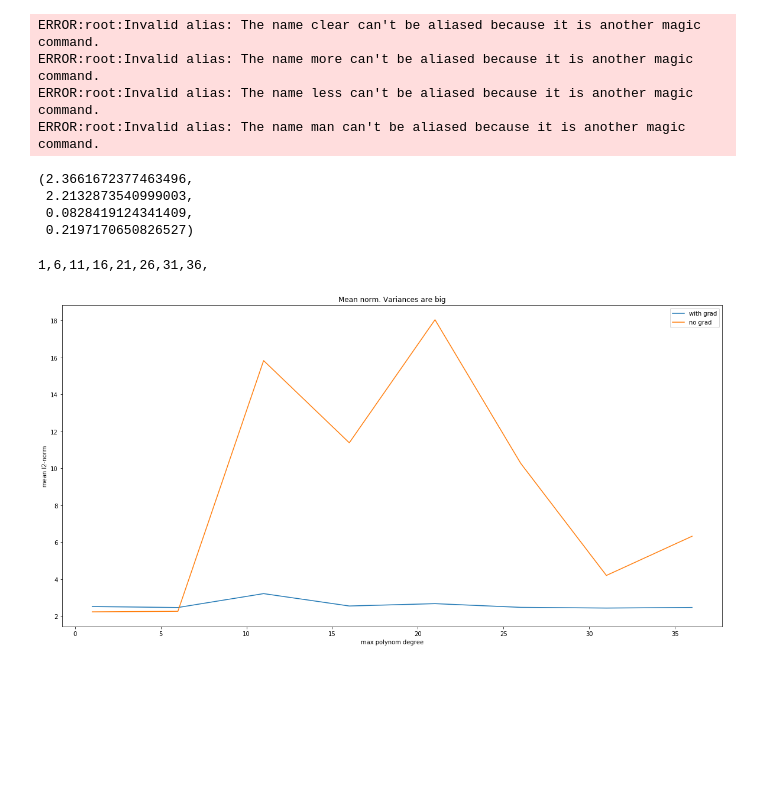
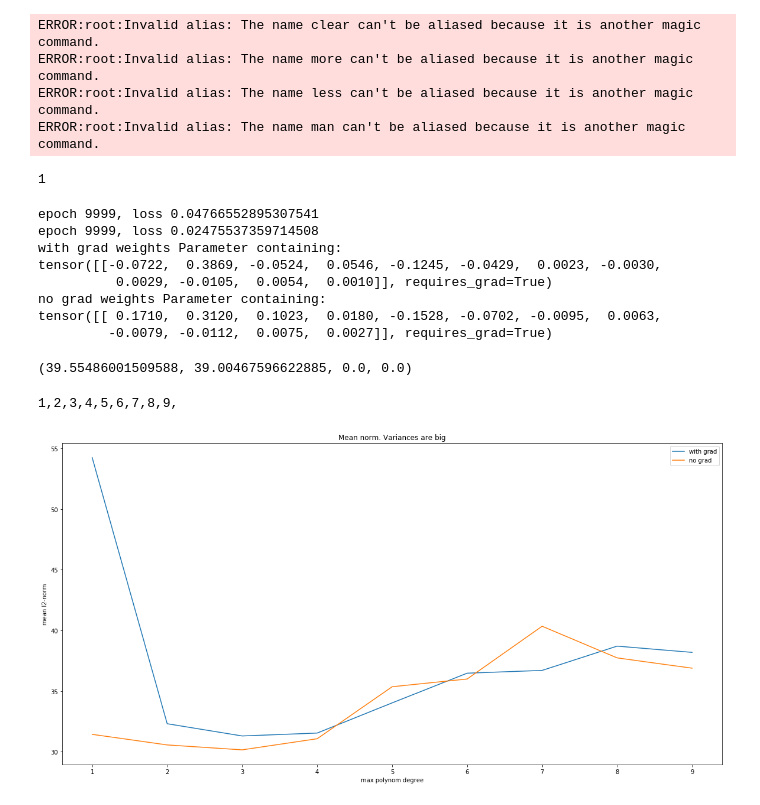
Before and after one commit to nuwanda57/experimental, a Jupyter notebook: function_approximation/derivatives-pytorch.ipynb, the cells around one changed output. Saved outputs shown, nothing was run; the diff lists cells and outputs as text; code cells hidden in the pictures; blank space fills up the shorter version.

```diff
--- a/function_approximation/derivatives-pytorch.ipynb
+++ b/function_approximation/derivatives-pytorch.ipynb
@@ -417 +468,16 @@ from sklearn.metrics import accuracy_score
+# %%
+def learn(x, y, criterion, model, optimizer, verbose=False, epochs=500):
+    inputs = Variable(torch.from_numpy(x))
+    labels = Variable(torch.from_numpy(y))
+    for epoch in range(epochs):
+        optimizer.zero_grad()
+
+        outputs = model(inputs)
+        loss = criterion(outputs, labels)
+        loss.backward()
+
+        optimizer.step()
+
+    if verbose:
+        print('epoch {}, loss {}'.format(epoch, loss.item()))
 # %%
@@ -441,40 +532,45 @@ def d_P(x, n):
 def build_P_polynoms():
     P_polynoms = []
     for deg in range(20):
-        P_polynoms.append(lambda x1, x2: P(x1, deg))
-        P_polynoms.append(lambda x1, x2: P(x2, deg))
+        P_polynoms.append(P_wrapper(deg, True, P))
+        t = P_polynoms[0]
+        P_polynoms.append(P_wrapper(deg, False, P))
 
         for first_monom_deg in range(1, (deg + 1) // 2):
-            P_polynoms.append(lambda x1, x2: P(x1, first_monom_deg) * P(x2, deg - first_monom_deg))
+            P_polynoms.append(P_wrapper_comb(first_monom_deg, deg - first_monom_deg, P, P))
             if first_monom_deg * 2 != deg:
-                P_polynoms.append(lambda x1, x2: P(x1, deg - first_monom_deg) * P(x2, first_monom_deg))
+                P_polynoms.append(P_wrapper_comb(deg - first_monom_deg, first_monom_deg, P, P))
     return P_polynoms
 
 def build_d1_P_polynoms():
     P_polynoms = []
     for deg in range(20):
-        P_polynoms.append(lambda x1, x2: d_P(x1, deg))
+        P_polynoms.append(P_wrapper(deg, True, d_P))
         P_polynoms.append(lambda x1, x2: 0)
 
         for first_monom_deg in range(1, (deg + 1) // 2):
-            P_polynoms.append(lambda x1, x2: d_P(x1, first_monom_deg) * P(x2, deg - first_monom_deg))
+            P_polynoms.append(P_wrapper_comb(first_monom_deg, deg - first_monom_deg, d_P, P))
             if first_monom_deg * 2 != deg:
-                P_polynoms.append(lambda x1, x2: d_P(x1, deg - first_monom_deg) * P(x2, first_monom_deg))
+                P_polynoms.append(P_wrapper_comb(deg - first_monom_deg, first_monom_deg, d_P, P))
     return P_polynoms
 
 def build_d2_P_polynoms():
     P_polynoms = []
     for deg in range(20):
         P_polynoms.append(lambda x1, x2: 0)
-        P_polynoms.append(lambda x1, x2: d_P(x2, deg))
+        P_polynoms.append(P_wrapper(deg, False, d_P))
 
         for first_monom_deg in range(1, (deg + 1) // 2):
-            P_polynoms.append(lambda x1, x2: P(x1, first_monom_deg) * d_P(x2, deg - first_monom_deg))
+            P_polynoms.append(P_wrapper_comb(first_monom_deg, deg - first_monom_deg, P, d_P))
             if first_monom_deg * 2 != deg:
-                P_polynoms.append(lambda x1, x2: P(x1, deg - first_monom_deg) * d_P(x2, first_monom_deg))
+                P_polynoms.append(P_wrapper_comb(deg - first_monom_deg, first_monom_deg, P, d_P))
     return P_polynoms
 # %%
 P_polynoms = build_P_polynoms()
 d1_P_polynoms = build_d1_P_polynoms()
 d2_P_polynoms = build_d2_P_polynoms()
+# %%
+P_polynoms[0](99, 100)
+# %% [output]
+1
 # %%
@@ -524,35 +640,40 @@ def get_mean_l2_norm(size=50, p_count=5):
 
     return np.mean(mean_with_grad), np.mean(mean_no_grad), np.var(mean_with_grad), np.var(mean_no_grad)
 # %%
-get_mean_l2_norm(size=50, p_count=5)
+get_mean_l2_norm(size=10000, p_count=12, verbose=True)
 # %% [output]
-(2.3661672377463496,
- 2.2132873540999003,
- 0.0828419124341409,
- 0.2197170650826527)
+epoch 9999, loss 0.04766552895307541
+epoch 9999, loss 0.02475537359714508
+with grad weights Parameter containing:
+tensor([[-0.0722,  0.3869, -0.0524,  0.0546, -0.1245, -0.0429,  0.0023, -0.0030,
+          0.0029, -0.0105,  0.0054,  0.0010]], requires_grad=True)
+no grad weights Parameter containing:
+tensor([[ 0.1710,  0.3120,  0.1023,  0.0180, -0.1528, -0.0702, -0.0095,  0.0063,
+         -0.0079, -0.0112,  0.0075,  0.0027]], requires_grad=True)
+(39.55486001509588, 39.00467596622885, 0.0, 0.0)
 # %%
 plt.figure(figsize=(20,10))
-sample_size = 50
+sample_size = 10000
 mean_with_grad_res = []
 mean_no_grad_res = []
 var_with_grad_res = []
 var_no_grad_res = []
-p_counts = np.arange(1, 40, 5)
+p_counts = np.arange(1, 10, 1)
 for p_count in p_counts:
     print(p_count, end=',')
     mean_with_grad, mean_no_grad, var_with_grad, var_no_grad = get_mean_l2_norm(sample_size, p_count)
     mean_with_grad_res.append(mean_with_grad)
     mean_no_grad_res.append(mean_no_grad)
     var_with_grad_res.append(var_with_grad)
     var_no_grad_res.append(var_no_grad)
 
 plt.title('Mean norm. Variances are big')
 plt.plot(p_counts, mean_with_grad_res, label='with grad')
 plt.plot(p_counts, mean_no_grad_res, label='no grad')
 plt.xlabel('max polynom degree')
 plt.ylabel('mean l2-norm')
 plt.legend()
 plt.show()
 # %% [output]
-1,6,11,16,21,26,31,36,
+1,2,3,4,5,6,7,8,9,
-[figure, old version]
+[figure, new version]
```
Also changed, not shown: parts of 5 cells of this notebook, 2 other files.
